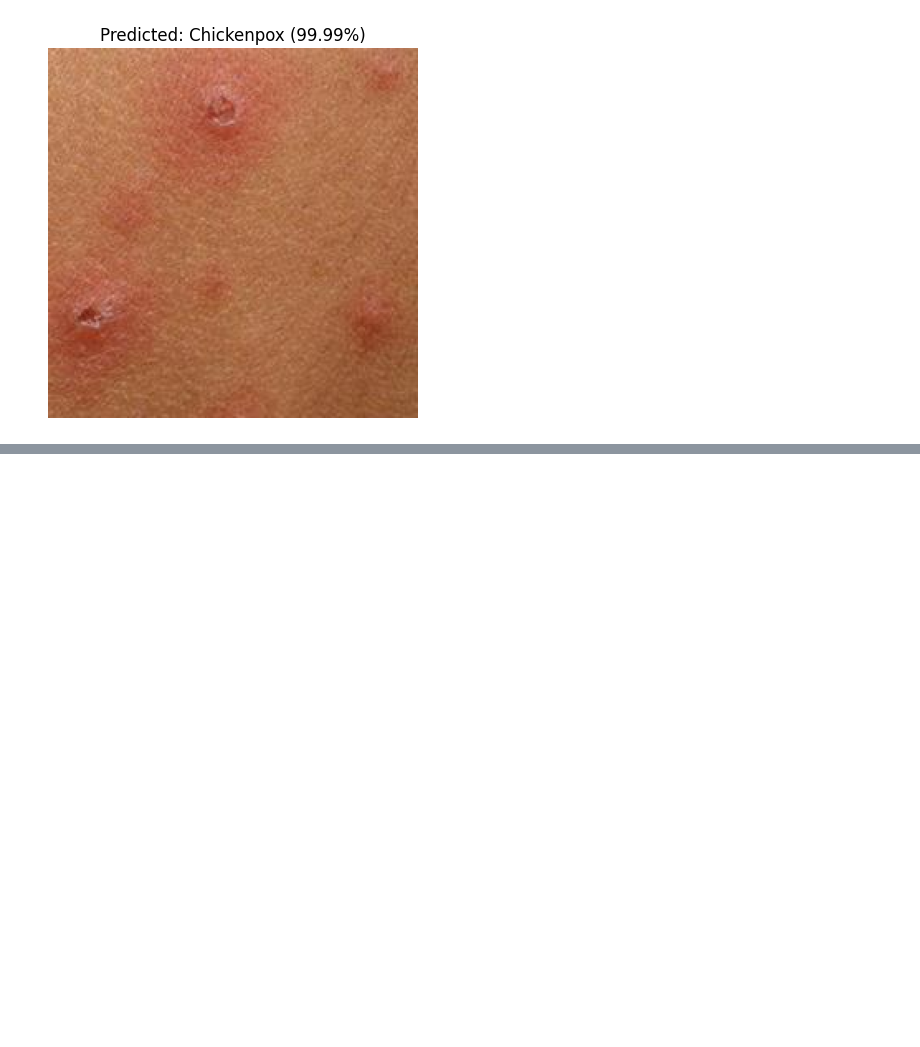
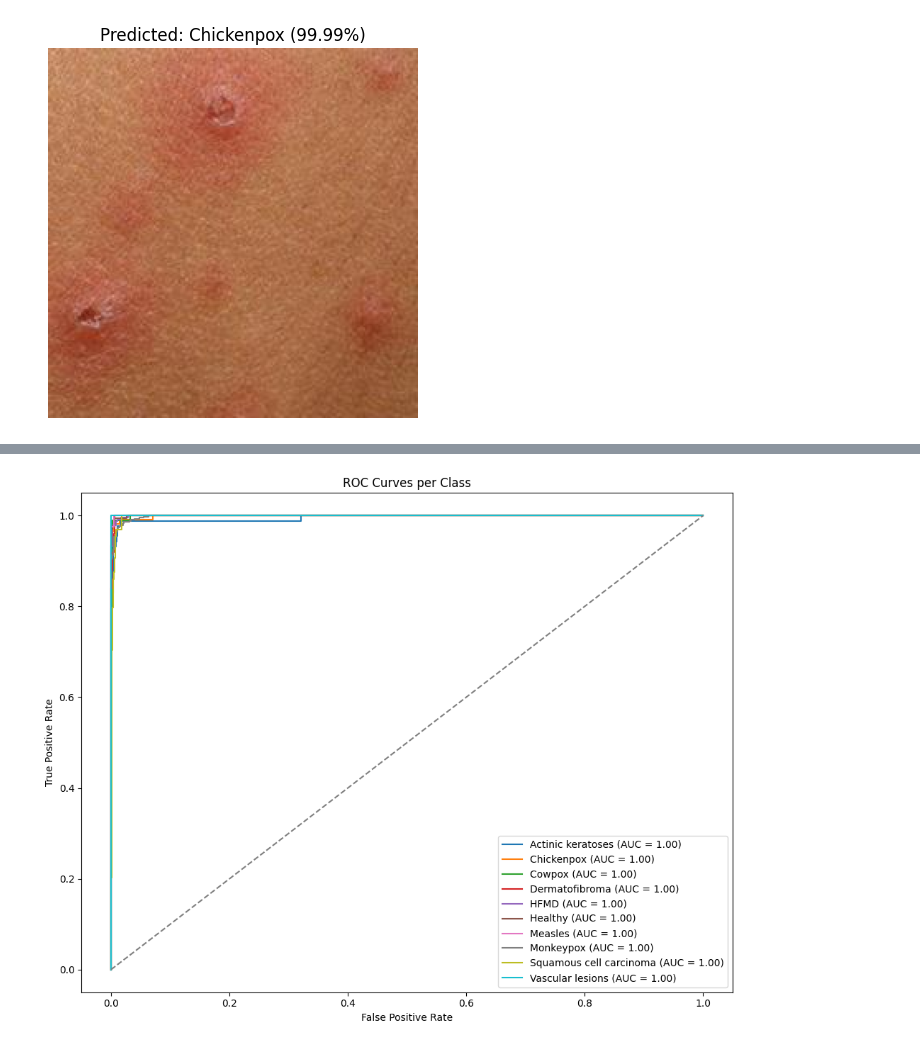
Before and after one commit to sudarshan-raveendranath/Skin-Lession-Detection, a Jupyter notebook: models/resnet_50/skin_lesion_resnet.ipynb, the cells around one changed output, grey strips where cells are left out. Cells and saved outputs as stored; diff of their text form; code cells hidden in the pictures; blank space fills up the shorter version.

```diff
--- a/models/resnet_50/skin_lesion_resnet.ipynb
+++ b/models/resnet_50/skin_lesion_resnet.ipynb
@@ -525,0 +597,23 @@ plt.show()
+# %%
+from sklearn.metrics import roc_curve, auc
+from sklearn.preprocessing import label_binarize
+
+# Binarize labels for multi-class ROC
+y_true_bin = label_binarize(y_true, classes=range(num_classes))
+probs = np.array(probs)
+
+plt.figure(figsize=(10,8))
+for i in range(num_classes):
+    fpr, tpr, _ = roc_curve(y_true_bin[:, i], probs[:, i])
+    roc_auc = auc(fpr, tpr)
+    plt.plot(fpr, tpr, label=f'{class_names[i]} (AUC = {roc_auc:.2f})')
+
+plt.plot([0,1],[0,1],'--', color='gray')
+plt.title("ROC Curves per Class")
+plt.xlabel("False Positive Rate")
+plt.ylabel("True Positive Rate")
+plt.legend()
+plt.tight_layout()
+plt.show()
+# %% [output]
+[figure, added]
```
Also changed, not shown: parts of 9 cells of this notebook, 28 other files.
